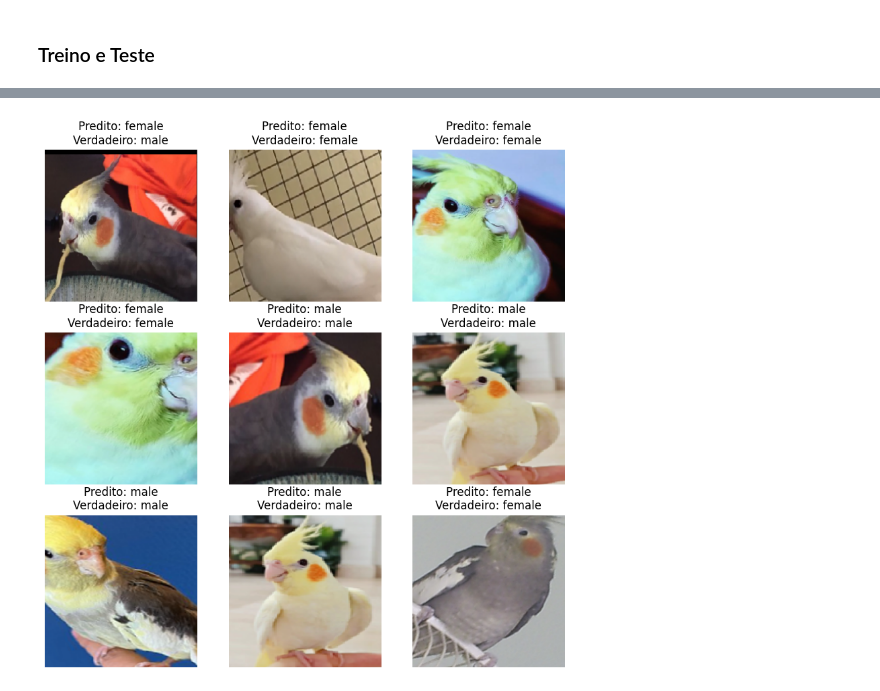
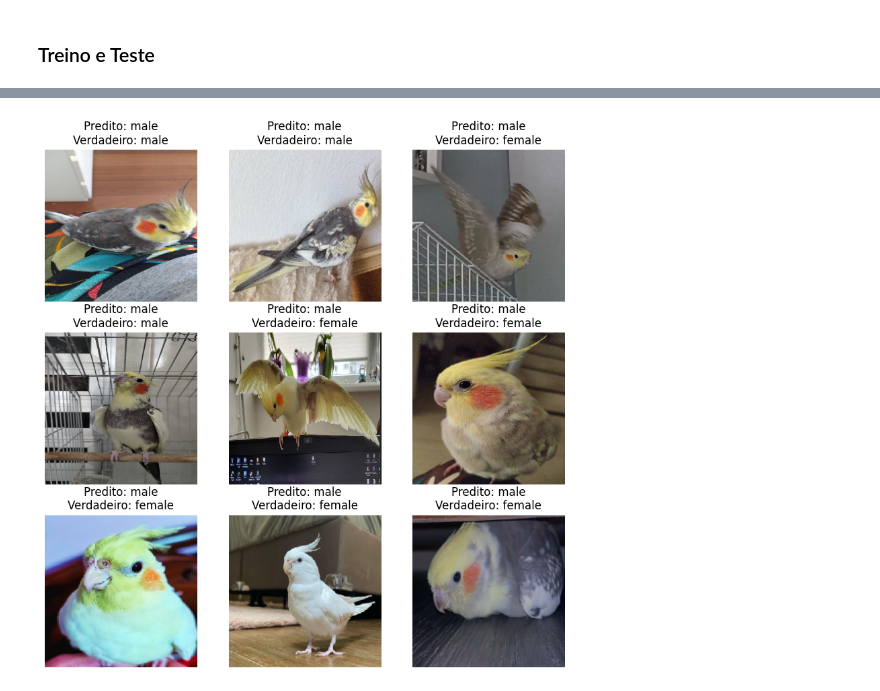
Before and after one commit to a-mendes/cockatiel-gender-identification-cnn, a Jupyter notebook: Identificação_de_Gênero_em_Calopstas.ipynb, the cells around one changed output, grey strips where cells are left out. Cells and saved outputs as stored; diff of their text form; code cells hidden in the pictures.

```diff
--- a/Identificação_de_Gênero_em_Calopstas.ipynb
+++ b/Identificação_de_Gênero_em_Calopstas.ipynb
@@ -203,0 +241,7 @@ Model: "sequential"
+# %%
+history = model.fit(
+    train_generator,
+    validation_data=validation_generator,
+    epochs=10,
+    class_weight=class_weights
+)
@@ -204,10 +277,10 @@ Model: "sequential"
 # %% [markdown]
 ### Treino e Teste
 # %%
-history = model.fit(
+history_finetuning = model.fit(
     train_generator,
+    validation_data=validation_generator,
     epochs=10,
-    validation_data=validation_generator,
-    batch_size=1
+    class_weight=class_weights
 )
 # %% [output]
@@ -227,0 +318,23 @@ plot_acuracy(history)
+# %%
+from sklearn.metrics import precision_recall_curve
+
+
+def find_best_threshold(model, validation_generator):
+    validation_generator.reset()
+    validation_probabilities = model.predict(validation_generator).ravel()
+    validation_true = validation_generator.classes
+
+    precisions, recalls, thresholds = precision_recall_curve(validation_true, validation_probabilities)
+    f1_scores = (2 * precisions * recalls) / (precisions + recalls + 1e-8)
+
+    best_index = np.argmax(f1_scores[:-1])
+    best_threshold = thresholds[best_index]
+    best_f1 = f1_scores[best_index]
+
+    print(f"Limiar ótimo na validação: {best_threshold:.4f}")
+    print(f"F1 na validação: {best_f1:.4f}")
+
+    return best_threshold
+
+
+decision_threshold = find_best_threshold(model, validation_generator)
@@ -248,7 +398,8 @@ evaluate_model(model, test_generator)
 # %%
 
-def plot_predicted_images(model, test_generator, num_images=9):
-    images, labels = test_generator.next()
+def plot_predicted_images(model, test_generator, num_images=9, threshold=0.5):
+    test_generator.reset()
+    images, labels = next(test_generator)
 
     predictions = model.predict(images)
 
@@ -258,11 +409,11 @@ def plot_predicted_images(model, test_generator, num_images=9):
     for i in range(min(num_images, len(images))):
         plt.subplot(3, 3, i + 1)
         plt.imshow(images[i])
-        predicted_label = class_names[int(round(predictions[i][0]))]
+        predicted_label = class_names[int(predictions[i][0] >= threshold)]
         true_label = class_names[int(labels[i])]
         plt.title(f'Predito: {predicted_label}\nVerdadeiro: {true_label}')
         plt.axis("off")
     plt.show()
 
-plot_predicted_images(model, test_generator)
+plot_predicted_images(model, test_generator, threshold=decision_threshold)
 # %% [output]
@@ -270 +421 @@ plot_predicted_images(model, test_generator)
-[figure, old version]
+[figure, new version]
```
Also changed, not shown: parts of 14 cells of this notebook.
